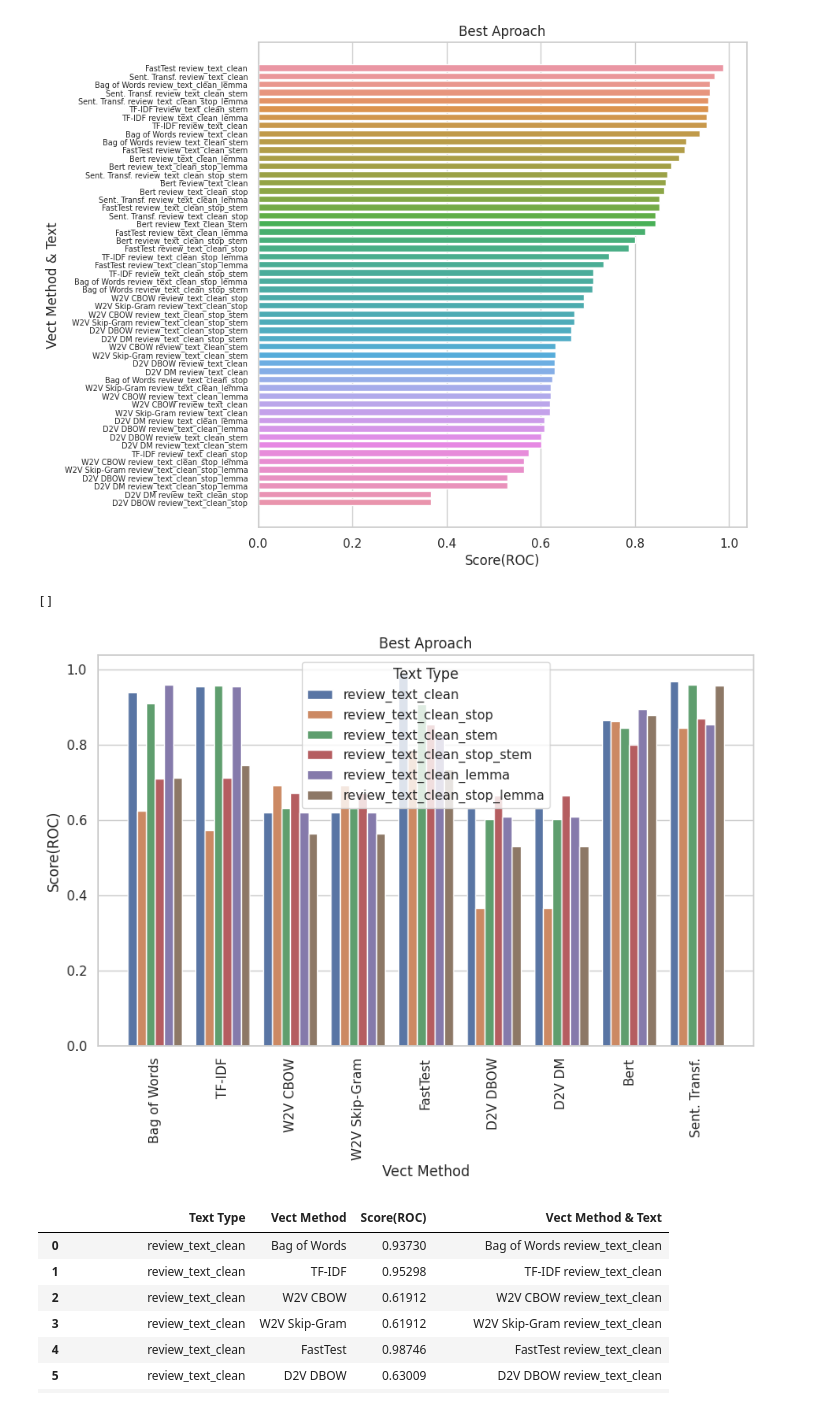
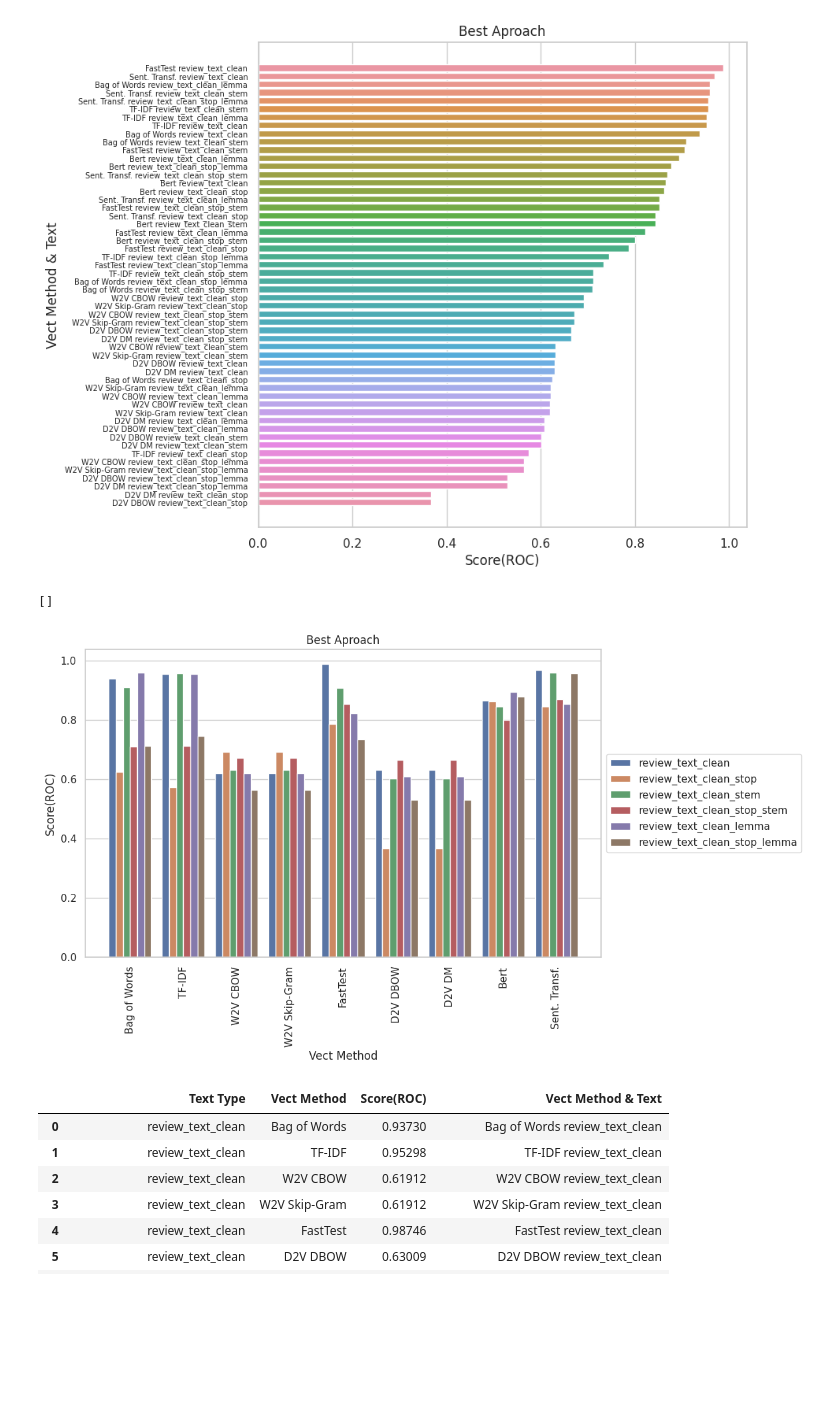
Before and after one commit to rdemarqui/sentiment_analysis, a Jupyter notebook: 02 Vectorization.ipynb, the cells around one changed output. Saved outputs shown, nothing was run; the diff lists cells and outputs as text; code cells hidden in the pictures; blank space fills up the shorter version.

```diff
--- a/02 Vectorization.ipynb
+++ b/02 Vectorization.ipynb
@@ -606,15 +606,16 @@ plt.plot()
 # %%
 plt.figure(figsize=(10, 6))
 ax = sns.barplot(x='Vect Method', y='Score(ROC)',
                  hue='Text Type',
                  data=df_scores_vect_stack,
                  )
 ax.set_xticklabels(ax.get_xticklabels(), rotation=90)
+ax.legend(loc='center left', bbox_to_anchor=(1, 0.5))
 plt.title('Best Aproach')
 plt.plot()
 # %% [output]
 []
-[figure, old version]
+[figure, new version]
 # %%
 df_scores_vect_stack
 # %% [output]
```
